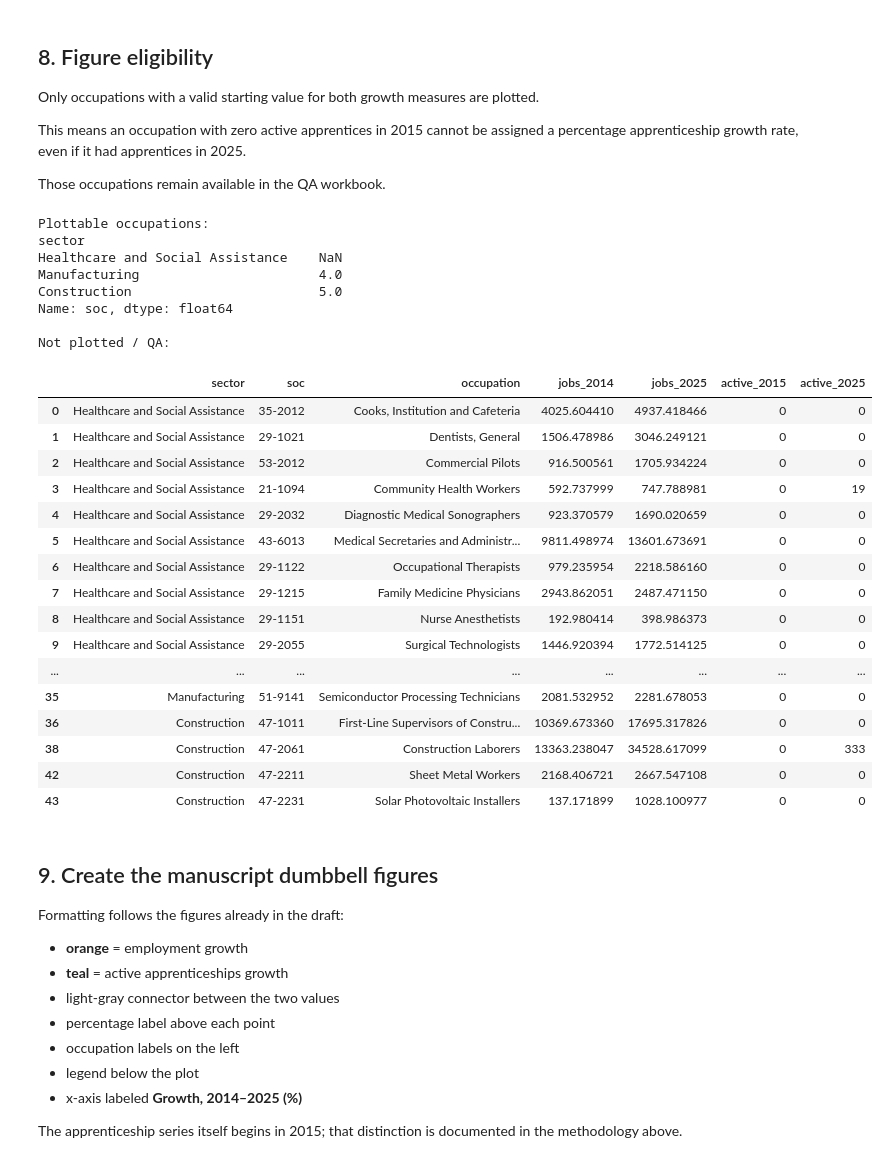
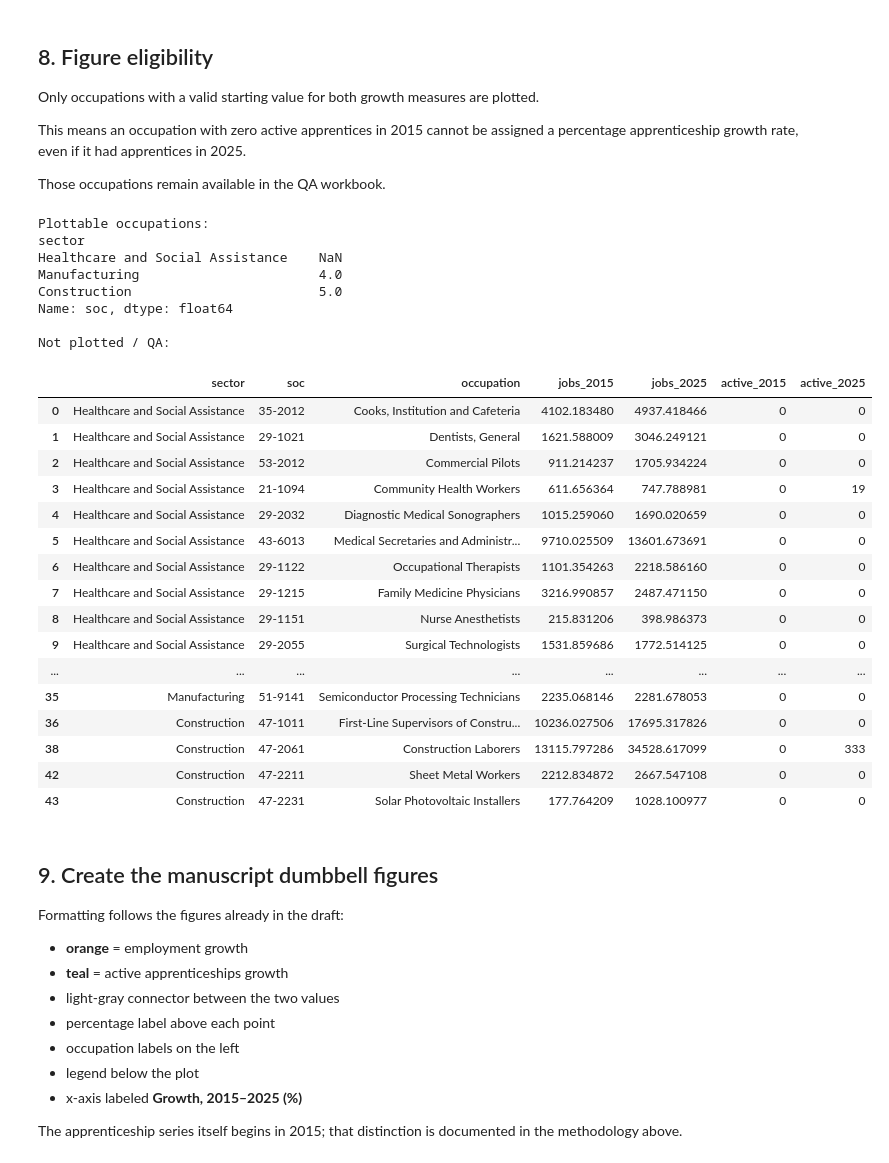
Before and after one commit to aarielle10/Walmart-Landscape-Analysis, a Jupyter notebook: 06_Figures_Workforce_Growth_vs_Apprenticeship_Pipeline_Growth_Clean_v2.ipynb, the cells around one changed output. Cells and saved outputs as stored; diff of their text form; code cells hidden in the pictures.

```diff
--- a/06_Figures_Workforce_Growth_vs_Apprenticeship_Pipeline_Growth_Clean_v2.ipynb
+++ b/06_Figures_Workforce_Growth_vs_Apprenticeship_Pipeline_Growth_Clean_v2.ipynb
@@ -231,7 +231,7 @@ for path in candidate_csvs:
 
     if (
         "SOC" in header.columns
-        and "2014 Jobs" in header.columns
+        and "2015 Jobs" in header.columns
         and "2025 Jobs" in header.columns
     ):
         employment_candidates.append(path)
@@ -239,7 +239,7 @@ for path in candidate_csvs:
 if not employment_candidates:
     raise FileNotFoundError(
         "Could not find a Lightcast occupation file containing "
-        "SOC, 2014 Jobs, and 2025 Jobs."
+        "SOC, 2015 Jobs, and 2025 Jobs."
     )
 
 EMPLOYMENT_FILE = max(
@@ -644,7 +644,7 @@ jobs = pd.read_csv(
 
 required_job_columns = [
     "SOC",
-    "2014 Jobs",
+    "2015 Jobs",
     "2025 Jobs",
 ]
 
@@ -665,9 +665,9 @@ jobs["soc"] = (
     .map(clean_soc)
 )
 
-jobs["jobs_2014"] = numeric(
+jobs["jobs_2015"] = numeric(
     jobs[
-        "2014 Jobs"
+        "2015 Jobs"
     ]
 )
 
@@ -681,7 +681,7 @@ jobs_small = (
     jobs[
         [
             "soc",
-            "jobs_2014",
+            "jobs_2015",
             "jobs_2025",
         ]
     ]
@@ -725,7 +725,7 @@ analysis[
         "jobs_2025"
     ],
     analysis[
-        "jobs_2014"
+        "jobs_2015"
     ]
 )
 
@@ -759,7 +759,7 @@ display(
             "soc",
             "occupation",
             "semiconductor_flag",
-            "jobs_2014",
+            "jobs_2015",
             "jobs_2025",
             "employment_growth_pct",
             "active_2015",
@@ -918,7 +918,7 @@ Those occupations remain available in the QA workbook.
 
 plot_data = analysis[
     analysis[
-        "jobs_2014"
+        "jobs_2015"
     ].gt(0)
     &
     analysis[
@@ -968,51 +968,51 @@ print(
     .reindex(
         SECTOR_ORDER
     )
 )
 
 print(
     "\nNot plotted / QA:"
 )
 
 display(
     not_plotted[
         [
             "sector",
             "soc",
             "occupation",
-            "jobs_2014",
+            "jobs_2015",
             "jobs_2025",
             "active_2015",
             "active_2025",
         ]
     ]
 )
 # %% [output]
 Plottable occupations:
 sector
 Healthcare and Social Assistance    NaN
 Manufacturing                       4.0
 Construction                        5.0
 Name: soc, dtype: float64
 
 Not plotted / QA:
-|  | sector | soc | occupation | jobs_2014 | jobs_2025 | active_2015 | active_2025 |
-| 0 | Healthcare and Social Assistance | 35-2012 | Cooks, Institution and Cafeteria | 4025.604410 | 4937.418466 | 0 | 0 |
-| 1 | Healthcare and Social Assistance | 29-1021 | Dentists, General | 1506.478986 | 3046.249121 | 0 | 0 |
-| 2 | Healthcare and Social Assistance | 53-2012 | Commercial Pilots | 916.500561 | 1705.934224 | 0 | 0 |
-| 3 | Healthcare and Social Assistance | 21-1094 | Community Health Workers | 592.737999 | 747.788981 | 0 | 19 |
-| 4 | Healthcare and Social Assistance | 29-2032 | Diagnostic Medical Sonographers | 923.370579 | 1690.020659 | 0 | 0 |
-| 5 | Healthcare and Social Assistance | 43-6013 | Medical Secretaries and Administr... | 9811.498974 | 13601.673691 | 0 | 0 |
-| 6 | Healthcare and Social Assistance | 29-1122 | Occupational Therapists | 979.235954 | 2218.586160 | 0 | 0 |
-| 7 | Healthcare and Social Assistance | 29-1215 | Family Medicine Physicians | 2943.862051 | 2487.471150 | 0 | 0 |
-| 8 | Healthcare and Social Assistance | 29-1151 | Nurse Anesthetists | 192.980414 | 398.986373 | 0 | 0 |
-| 9 | Healthcare and Social Assistance | 29-2055 | Surgical Technologists | 1446.920394 | 1772.514125 | 0 | 0 |
+|  | sector | soc | occupation | jobs_2015 | jobs_2025 | active_2015 | active_2025 |
+| 0 | Healthcare and Social Assistance | 35-2012 | Cooks, Institution and Cafeteria | 4102.183480 | 4937.418466 | 0 | 0 |
+| 1 | Healthcare and Social Assistance | 29-1021 | Dentists, General | 1621.588009 | 3046.249121 | 0 | 0 |
+| 2 | Healthcare and Social Assistance | 53-2012 | Commercial Pilots | 911.214237 | 1705.934224 | 0 | 0 |
+| 3 | Healthcare and Social Assistance | 21-1094 | Community Health Workers | 611.656364 | 747.788981 | 0 | 19 |
+| 4 | Healthcare and Social Assistance | 29-2032 | Diagnostic Medical Sonographers | 1015.259060 | 1690.020659 | 0 | 0 |
+| 5 | Healthcare and Social Assistance | 43-6013 | Medical Secretaries and Administr... | 9710.025509 | 13601.673691 | 0 | 0 |
+| 6 | Healthcare and Social Assistance | 29-1122 | Occupational Therapists | 1101.354263 | 2218.586160 | 0 | 0 |
+| 7 | Healthcare and Social Assistance | 29-1215 | Family Medicine Physicians | 3216.990857 | 2487.471150 | 0 | 0 |
+| 8 | Healthcare and Social Assistance | 29-1151 | Nurse Anesthetists | 215.831206 | 398.986373 | 0 | 0 |
+| 9 | Healthcare and Social Assistance | 29-2055 | Surgical Technologists | 1531.859686 | 1772.514125 | 0 | 0 |
 | ... | ... | ... | ... | ... | ... | ... | ... |
-| 35 | Manufacturing | 51-9141 | Semiconductor Processing Technicians | 2081.532952 | 2281.678053 | 0 | 0 |
-| 36 | Construction | 47-1011 | First-Line Supervisors of Constru... | 10369.673360 | 17695.317826 | 0 | 0 |
-| 38 | Construction | 47-2061 | Construction Laborers | 13363.238047 | 34528.617099 | 0 | 333 |
-| 42 | Construction | 47-2211 | Sheet Metal Workers | 2168.406721 | 2667.547108 | 0 | 0 |
-| 43 | Construction | 47-2231 | Solar Photovoltaic Installers | 137.171899 | 1028.100977 | 0 | 0 |
+| 35 | Manufacturing | 51-9141 | Semiconductor Processing Technicians | 2235.068146 | 2281.678053 | 0 | 0 |
+| 36 | Construction | 47-1011 | First-Line Supervisors of Constru... | 10236.027506 | 17695.317826 | 0 | 0 |
+| 38 | Construction | 47-2061 | Construction Laborers | 13115.797286 | 34528.617099 | 0 | 333 |
+| 42 | Construction | 47-2211 | Sheet Metal Workers | 2212.834872 | 2667.547108 | 0 | 0 |
+| 43 | Construction | 47-2231 | Solar Photovoltaic Installers | 177.764209 | 1028.100977 | 0 | 0 |
 # %% [markdown]
 ## 9. Create the manuscript dumbbell figures
 
@@ -1024,7 +1024,7 @@ Formatting follows the figures already in the draft:
 - percentage label above each point
 - occupation labels on the left
 - legend below the plot
-- x-axis labeled **Growth, 2014–2025 (%)**
+- x-axis labeled **Growth, 2015–2025 (%)**
 
 The apprenticeship series itself begins in 2015; that distinction is documented in the methodology above.
 # %%
```
Also changed, not shown: parts of 6 cells of this notebook, 1 other file.
